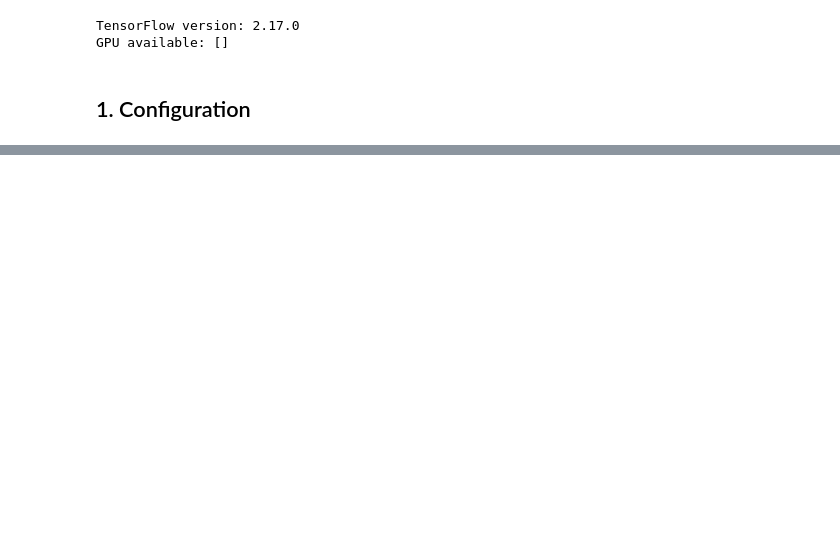
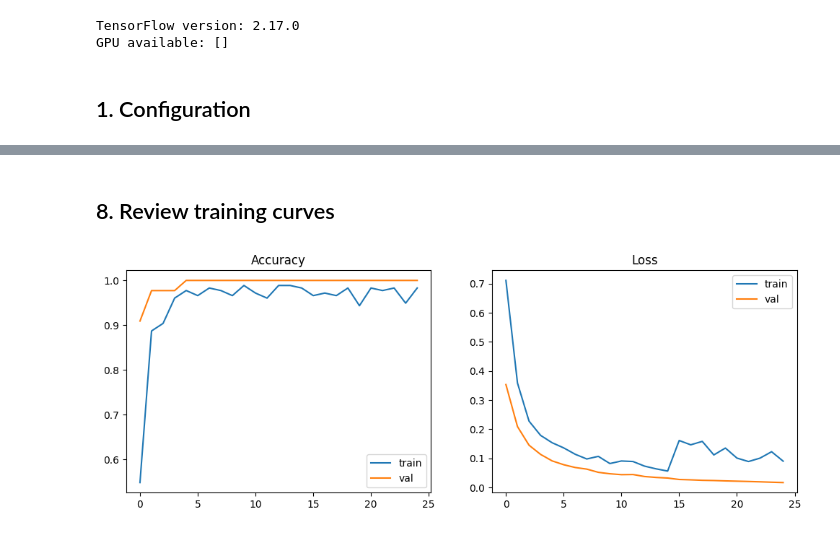
Before and after one commit to deeprasarkar007-glitch/DRISTI, a Jupyter notebook: model_training/train_dumper_truck_classifier.ipynb, the cells around one changed output, grey strips where cells are left out. Drawn from its saved outputs; the diff is of its cells as text; code cells hidden in the pictures; blank space fills up the shorter version.

```diff
--- a/model_training/train_dumper_truck_classifier.ipynb
+++ b/model_training/train_dumper_truck_classifier.ipynb
@@ -275,0 +237,21 @@ If you ever collect solid "definitely not a dumper truck" photos taken **the sam
+# %%
+base_model.trainable = True
+
+for layer in base_model.layers[:FINE_TUNE_AT_LAYER]:
+    layer.trainable = False
+
+model.compile(
+    optimizer=tf.keras.optimizers.Adam(learning_rate=1e-5),
+    loss="binary_crossentropy",
+    metrics=["accuracy"],
+)
+
+total_epochs = INITIAL_EPOCHS + FINE_TUNE_EPOCHS
+
+history_fine = model.fit(
+    train_ds,
+    validation_data=val_ds,
+    epochs=total_epochs,
+    initial_epoch=history.epoch[-1] + 1,
+    callbacks=callbacks,
+)
@@ -275,0 +279,28 @@ If you ever collect solid "definitely not a dumper truck" photos taken **the sam
+# %% [markdown]
+## 8. Review training curves
+# %%
+def plot_history(*histories):
+    acc, val_acc, loss, val_loss = [], [], [], []
+    for h in histories:
+        acc += h.history.get("accuracy", [])
+        val_acc += h.history.get("val_accuracy", [])
+        loss += h.history.get("loss", [])
+        val_loss += h.history.get("val_loss", [])
+
+    plt.figure(figsize=(12, 4))
+    plt.subplot(1, 2, 1)
+    plt.plot(acc, label="train")
+    plt.plot(val_acc, label="val")
+    plt.title("Accuracy")
+    plt.legend()
+
+    plt.subplot(1, 2, 2)
+    plt.plot(loss, label="train")
+    plt.plot(val_loss, label="val")
+    plt.title("Loss")
+    plt.legend()
+    plt.show()
+
+plot_history(history, history_fine)
+# %% [output]
+[figure, added]
```
Also changed, not shown: parts of 46 cells of this notebook, 17 other files.
